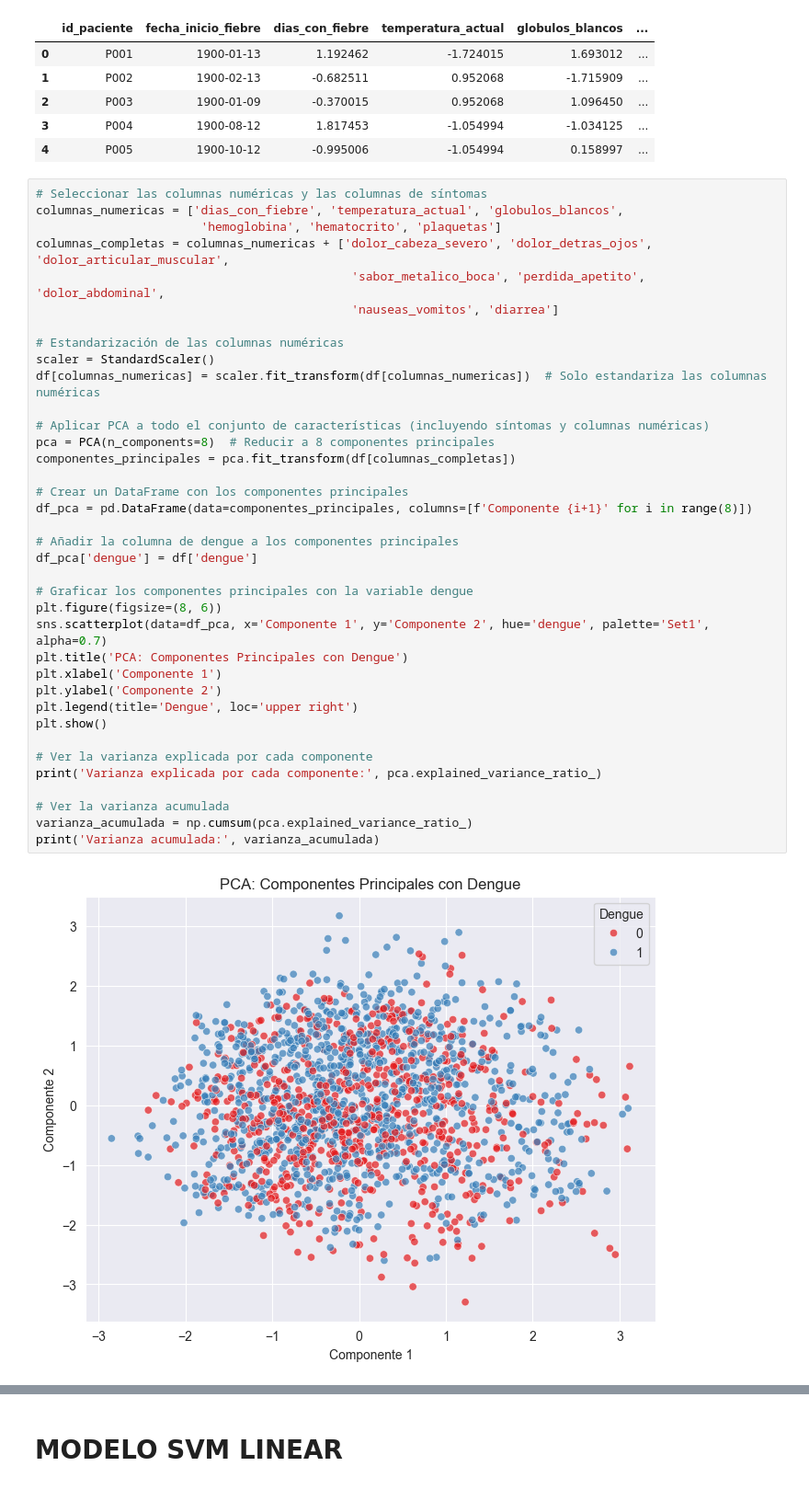
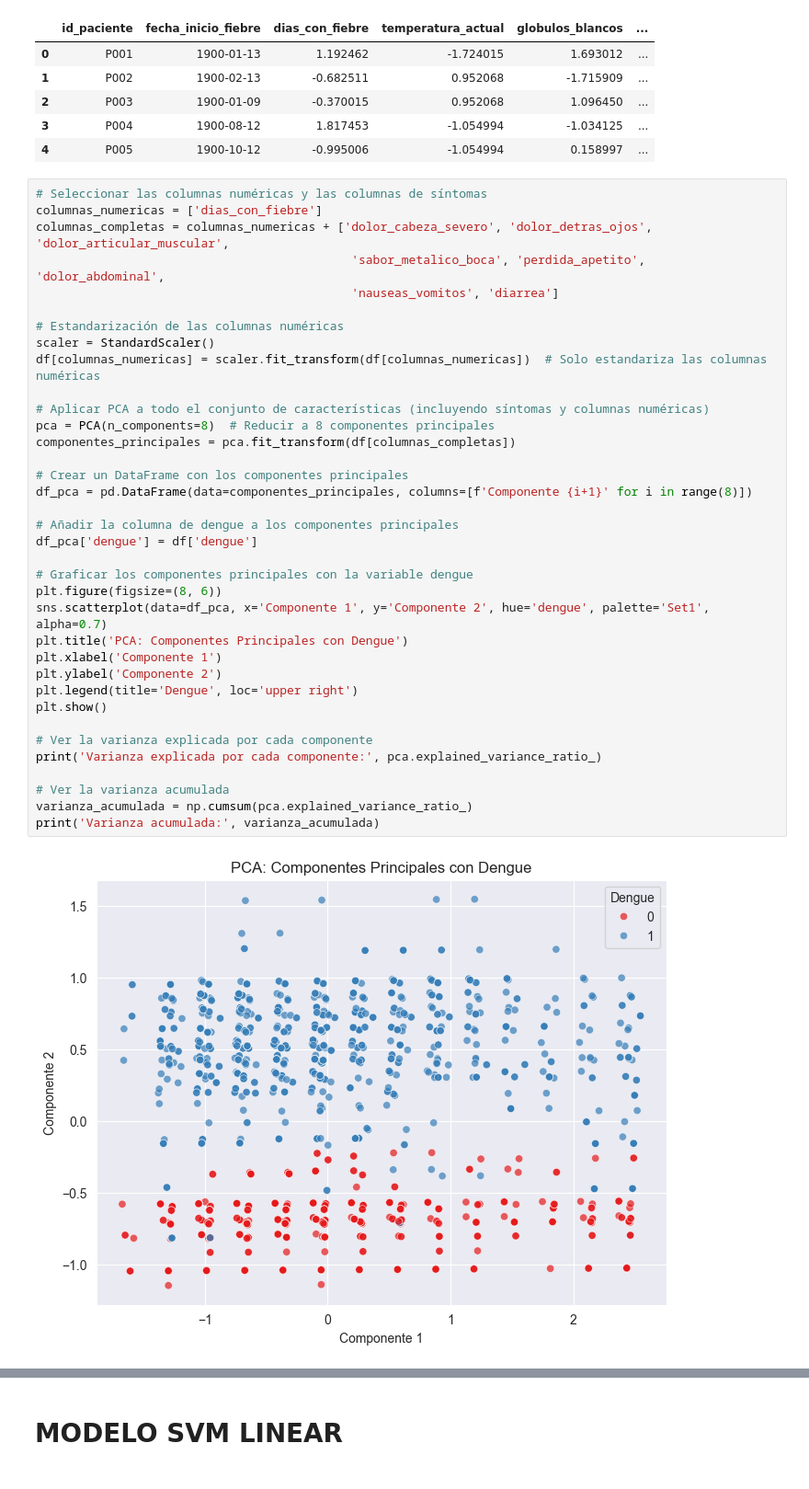
Before and after one commit to Dengue-Proyecto/Dengue_Backend, a Jupyter notebook: modeloML/modeloSVM2.ipynb, the cells around one changed output, grey strips where cells are left out. Shown at 92% size. Drawn from its saved outputs; the diff is of its cells as text.

```diff
--- a/modeloML/modeloSVM2.ipynb
+++ b/modeloML/modeloSVM2.ipynb
@@ -244,8 +244,7 @@ df.head()
 | 4 | P005 | 1900-10-12 | -0.995006 | -1.054994 | 0.158997 | ... |
 # %%
 # Seleccionar las columnas numéricas y las columnas de síntomas
-columnas_numericas = ['dias_con_fiebre', 'temperatura_actual', 'globulos_blancos',
-                       'hemoglobina', 'hematocrito', 'plaquetas']
+columnas_numericas = ['dias_con_fiebre']
 columnas_completas = columnas_numericas + ['dolor_cabeza_severo', 'dolor_detras_ojos', 'dolor_articular_muscular',
                                             'sabor_metalico_boca', 'perdida_apetito', 'dolor_abdominal',
                                             'nauseas_vomitos', 'diarrea']
@@ -253,31 +252,31 @@ columnas_completas = columnas_numericas + ['dolor_cabeza_severo', 'dolor_detras_
 # Estandarización de las columnas numéricas
 scaler = StandardScaler()
 df[columnas_numericas] = scaler.fit_transform(df[columnas_numericas])  # Solo estandariza las columnas numéricas
 
 # Aplicar PCA a todo el conjunto de características (incluyendo síntomas y columnas numéricas)
 pca = PCA(n_components=8)  # Reducir a 8 componentes principales
 componentes_principales = pca.fit_transform(df[columnas_completas])
 
 # Crear un DataFrame con los componentes principales
 df_pca = pd.DataFrame(data=componentes_principales, columns=[f'Componente {i+1}' for i in range(8)])
 
 # Añadir la columna de dengue a los componentes principales
 df_pca['dengue'] = df['dengue']
 
 # Graficar los componentes principales con la variable dengue
 plt.figure(figsize=(8, 6))
 sns.scatterplot(data=df_pca, x='Componente 1', y='Componente 2', hue='dengue', palette='Set1', alpha=0.7)
 plt.title('PCA: Componentes Principales con Dengue')
 plt.xlabel('Componente 1')
 plt.ylabel('Componente 2')
 plt.legend(title='Dengue', loc='upper right')
 plt.show()
 
 # Ver la varianza explicada por cada componente
 print('Varianza explicada por cada componente:', pca.explained_variance_ratio_)
 
 # Ver la varianza acumulada
 varianza_acumulada = np.cumsum(pca.explained_variance_ratio_)
 print('Varianza acumulada:', varianza_acumulada)
 # %% [output]
-[figure, old version]
+[figure, new version]
```
Also changed, not shown: parts of 20 cells of this notebook, 15 other files.
